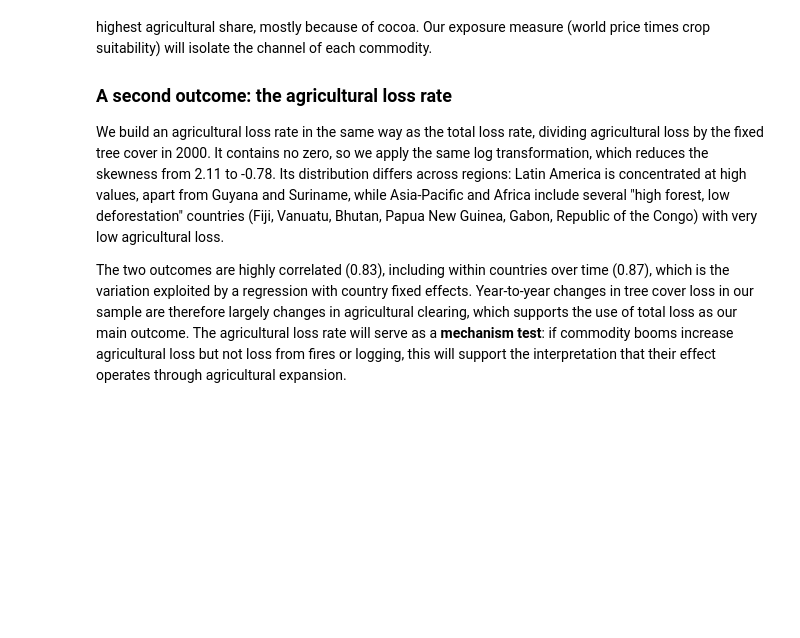
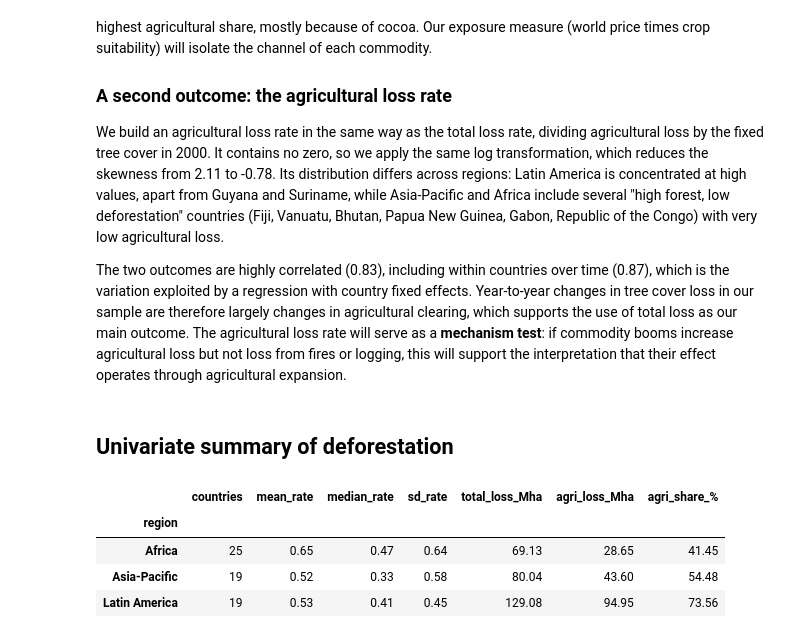
Before and after one commit to AndrewEberhardt/DataScienceProject, a Jupyter notebook: notebooks/1-Forest-Loss.ipynb, the cells around one changed output. Cells and saved outputs as stored; diff of their text form; code cells hidden in the pictures; blank space fills up the shorter version.

```diff
--- a/notebooks/1-Forest-Loss.ipynb
+++ b/notebooks/1-Forest-Loss.ipynb
@@ -275,7 +295,7 @@ df_s = df.loc[in_tropics & big_forest].reset_index(drop=True)
 #   policies and governance depend on France (French Guiana has no border in Natural Earth,
 #   so it is already absent; it is listed here in case the borders change)
 EXCLUDED = ['DZA', 'CHL', 'NCL', 'GUF']
-df_s = df_s[-df_s['iso3'].isin(EXCLUDED)].reset_index(drop=True)
+df_s = df_s[~df_s['iso3'].isin(EXCLUDED)].reset_index(drop=True)
 n_final = df_s['iso3'].nunique()
 
 print(f"All countries:                     {n_all}")
@@ -705,25 +728,10 @@ Shifting cultivation            2472
 Name: count, dtype: int64
 Thresholds: [np.int64(30)]
 # %%
-df_drv = df_drv_raw.copy()
-print(list(df_drv.columns))   # send me this line if something fails
+# The drivers sheet is already in long format: one row per country, driver and year
+df_drv = df_drv_raw.rename(columns={'tc_loss_ha': 'loss_ha'})[['country', 'driver', 'year', 'loss_ha']]
 
-loss_cols_drv = [c for c in df_drv.columns if c.startswith('tc_loss_ha_')]
-
-if loss_cols_drv:
-    # Case 1: one loss column per year -> wide to long, as in step 2.3
-    df_drv = df_drv.melt(id_vars=['country', 'driver'], value_vars=loss_cols_drv,
-                         var_name='loss_col', value_name='loss_ha')
-    df_drv['year'] = df_drv['loss_col'].str[-4:].astype(int)
-    df_drv = df_drv.drop(columns='loss_col')
-else:
-    # Case 2: already long, with a year column and one loss column
-    year_col = [c for c in df_drv.columns if 'year' in c.lower()][0]
-    loss_col = [c for c in df_drv.columns if 'loss' in c.lower()][0]
-    df_drv = df_drv.rename(columns={year_col: 'year', loss_col: 'loss_ha'})
-    df_drv = df_drv[['country', 'driver', 'year', 'loss_ha']]
-
-# Same ISO3 codes as in step 2.4, then keep our 63 countries
+# Same ISO3 codes as for the main sheet, then keep the countries of our sample
 df_drv['iso3'] = df_drv['country'].map(iso_map)
 df_drv = df_drv[df_drv['iso3'].isin(df_s['iso3'].unique())].reset_index(drop=True)
 
@@ -977,3 +984,22 @@ our sample are therefore largely changes in agricultural clearing, which support
 our main outcome. The agricultural loss rate will serve as a **mechanism test**: if commodity booms increase
 agricultural loss but not loss from fires or logging, this will support the interpretation that their
 effect operates through agricultural expansion.
+# %% [markdown]
+## Univariate summary of deforestation
+# %%
+# Descriptive statistics of the loss rate by region
+summary = (df_s.groupby('region')
+               .agg(countries=('iso3', 'nunique'),
+                    mean_rate=('loss_rate', 'mean'),
+                    median_rate=('loss_rate', 'median'),
+                    sd_rate=('loss_rate', 'std'),
+                    total_loss_Mha=('loss_ha', lambda x: x.sum() / 1e6),
+                    agri_loss_Mha=('agri_loss_ha', lambda x: x.sum() / 1e6)))
+summary['agri_share_%'] = 100 * summary['agri_loss_Mha'] / summary['total_loss_Mha']
+summary.round(2)
+# %% [output]
+|  | countries | mean_rate | median_rate | sd_rate | total_loss_Mha | agri_loss_Mha | agri_share_% |
+| region |  |  |  |  |  |  |  |
+| Africa | 25 | 0.65 | 0.47 | 0.64 | 69.13 | 28.65 | 41.45 |
+| Asia-Pacific | 19 | 0.52 | 0.33 | 0.58 | 80.04 | 43.60 | 54.48 |
+| Latin America | 19 | 0.53 | 0.41 | 0.45 | 129.08 | 94.95 | 73.56 |
```
Also changed, not shown: parts of 11 cells of this notebook.
